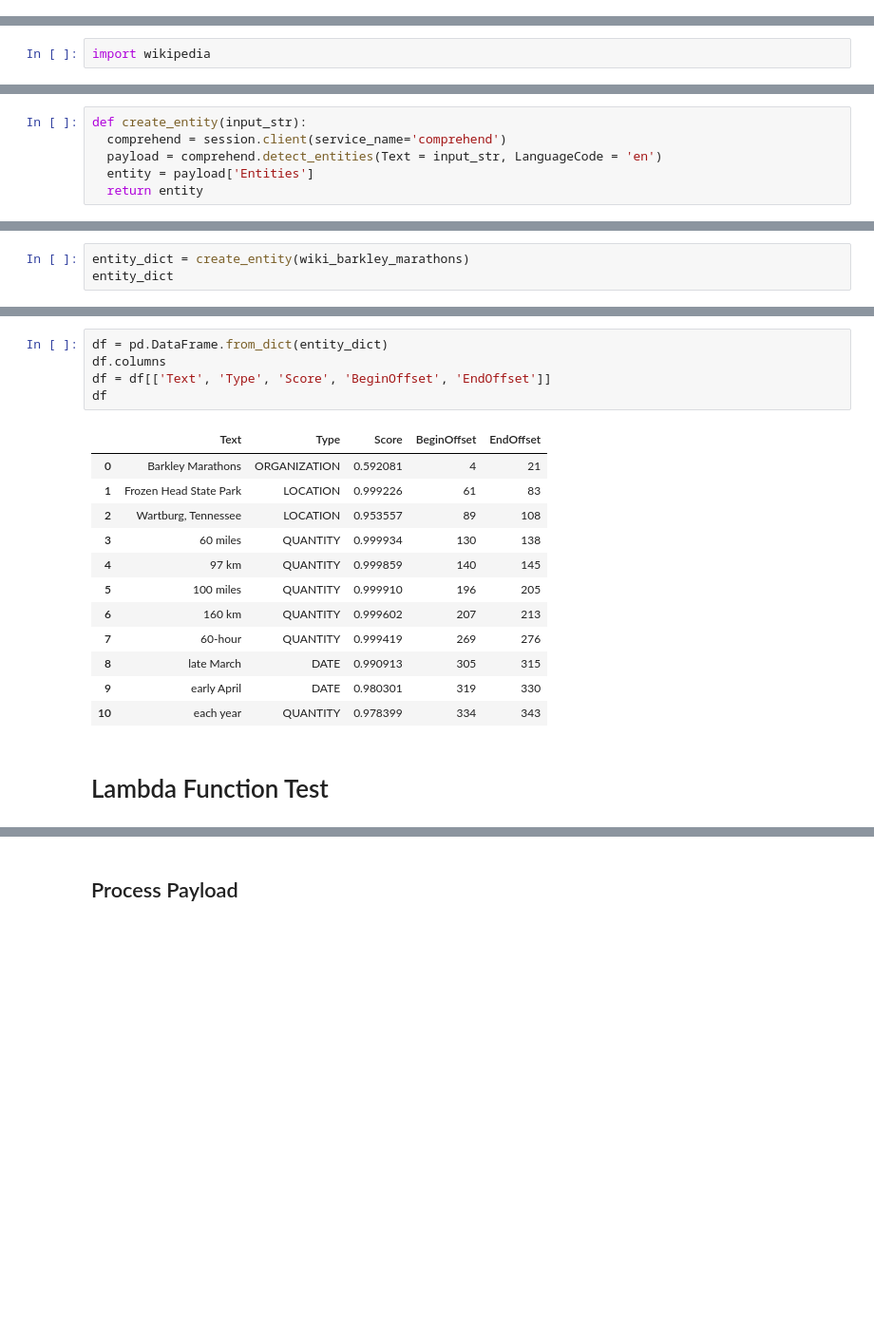
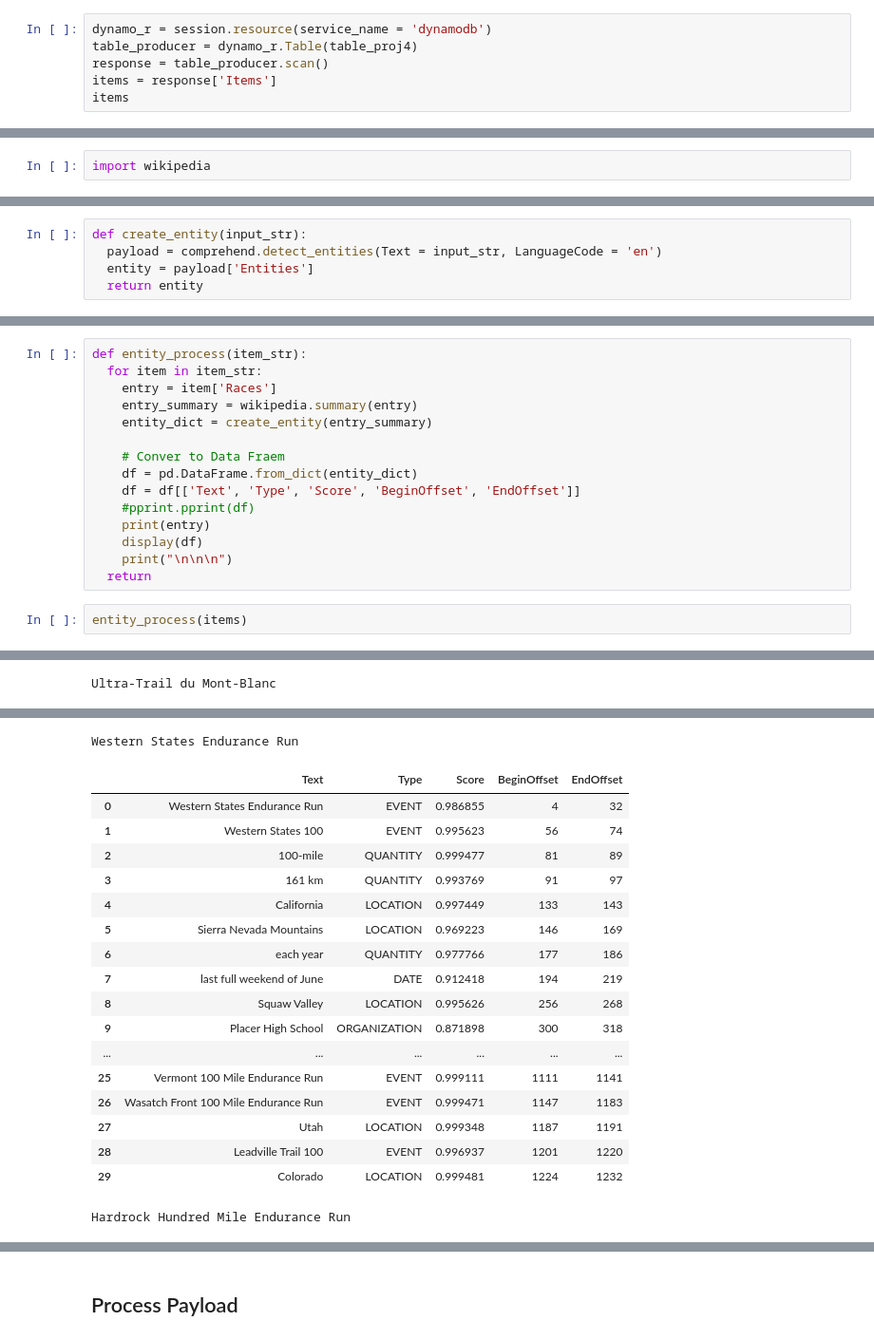
Before and after one commit to canfielder/DSBA-6190_Proj4_Serverless-Pipeline, a Jupyter notebook: notebooks/DSBA_6190_Project_4_Serverless_Data_Engineering_Pipeline.ipynb, the cells around one changed output, grey strips where cells are left out. Shown at 95% size. Saved outputs shown, nothing was run; the diff lists cells and outputs as text; blank space fills up the shorter version.

```diff
--- a/notebooks/DSBA_6190_Project_4_Serverless_Data_Engineering_Pipeline.ipynb
+++ b/notebooks/DSBA_6190_Project_4_Serverless_Data_Engineering_Pipeline.ipynb
@@ -94,0 +119,6 @@ comprehend.detect_sentiment(Text=text_sample, LanguageCode='en')
+# %%
+dynamo_r = session.resource(service_name = 'dynamodb')
+table_producer = dynamo_r.Table(table_proj4)
+response = table_producer.scan()
+items = response['Items']
+items
@@ -170,6 +210,5 @@ comprehend.detect_sentiment(Text=wiki_barkley_marathons, LanguageCode='en')
 # %%
 def create_entity(input_str):
-  comprehend = session.client(service_name='comprehend')
   payload = comprehend.detect_entities(Text = input_str, LanguageCode = 'en')
   entity = payload['Entities']
   return entity
@@ -186,3 +214,0 @@ print(entity)
-# %%
-entity_dict = create_entity(wiki_barkley_marathons)
-entity_dict
@@ -207,20 +215,18 @@ entity_dict
-# %%
-df = pd.DataFrame.from_dict(entity_dict)
-df.columns
-df = df[['Text', 'Type', 'Score', 'BeginOffset', 'EndOffset']]
-df
-# %% [output]
-|  | Text | Type | Score | BeginOffset | EndOffset |
-| 0 | Barkley Marathons | ORGANIZATION | 0.592081 | 4 | 21 |
-| 1 | Frozen Head State Park | LOCATION | 0.999226 | 61 | 83 |
-| 2 | Wartburg, Tennessee | LOCATION | 0.953557 | 89 | 108 |
-| 3 | 60 miles | QUANTITY | 0.999934 | 130 | 138 |
-| 4 | 97 km | QUANTITY | 0.999859 | 140 | 145 |
-| 5 | 100 miles | QUANTITY | 0.999910 | 196 | 205 |
-| 6 | 160 km | QUANTITY | 0.999602 | 207 | 213 |
-| 7 | 60-hour | QUANTITY | 0.999419 | 269 | 276 |
-| 8 | late March | DATE | 0.990913 | 305 | 315 |
-| 9 | early April | DATE | 0.980301 | 319 | 330 |
-| 10 | each year | QUANTITY | 0.978399 | 334 | 343 |
-# %% [markdown]
-# Lambda Function Test
+# %%
+def entity_process(item_str):
+  for item in item_str:
+    entry = item['Races']
+    entry_summary = wikipedia.summary(entry)
+    entity_dict = create_entity(entry_summary)
+
+    # Conver to Data Fraem
+    df = pd.DataFrame.from_dict(entity_dict)
+    df = df[['Text', 'Type', 'Score', 'BeginOffset', 'EndOffset']]
+    #pprint.pprint(df)
+    print(entry)
+    display(df)
+    print("\n\n\n")
+  return
+# %%
+entity_process(items)
+# %% [output]
@@ -226,0 +279 @@ df
+Ultra-Trail du Mont-Blanc
@@ -226,0 +287,19 @@ df
+Western States Endurance Run
+|  | Text | Type | Score | BeginOffset | EndOffset |
+| 0 | Western States Endurance Run | EVENT | 0.986855 | 4 | 32 |
+| 1 | Western States 100 | EVENT | 0.995623 | 56 | 74 |
+| 2 | 100-mile | QUANTITY | 0.999477 | 81 | 89 |
+| 3 | 161 km | QUANTITY | 0.993769 | 91 | 97 |
+| 4 | California | LOCATION | 0.997449 | 133 | 143 |
+| 5 | Sierra Nevada Mountains | LOCATION | 0.969223 | 146 | 169 |
+| 6 | each year | QUANTITY | 0.977766 | 177 | 186 |
+| 7 | last full weekend of June | DATE | 0.912418 | 194 | 219 |
+| 8 | Squaw Valley | LOCATION | 0.995626 | 256 | 268 |
+| 9 | Placer High School | ORGANIZATION | 0.871898 | 300 | 318 |
+| ... | ... | ... | ... | ... | ... |
+| 25 | Vermont 100 Mile Endurance Run | EVENT | 0.999111 | 1111 | 1141 |
+| 26 | Wasatch Front 100 Mile Endurance Run | EVENT | 0.999471 | 1147 | 1183 |
+| 27 | Utah | LOCATION | 0.999348 | 1187 | 1191 |
+| 28 | Leadville Trail 100 | EVENT | 0.996937 | 1201 | 1220 |
+| 29 | Colorado | LOCATION | 0.999481 | 1224 | 1232 |
+Hardrock Hundred Mile Endurance Run
```
Also changed, not shown: parts of 62 cells of this notebook.
